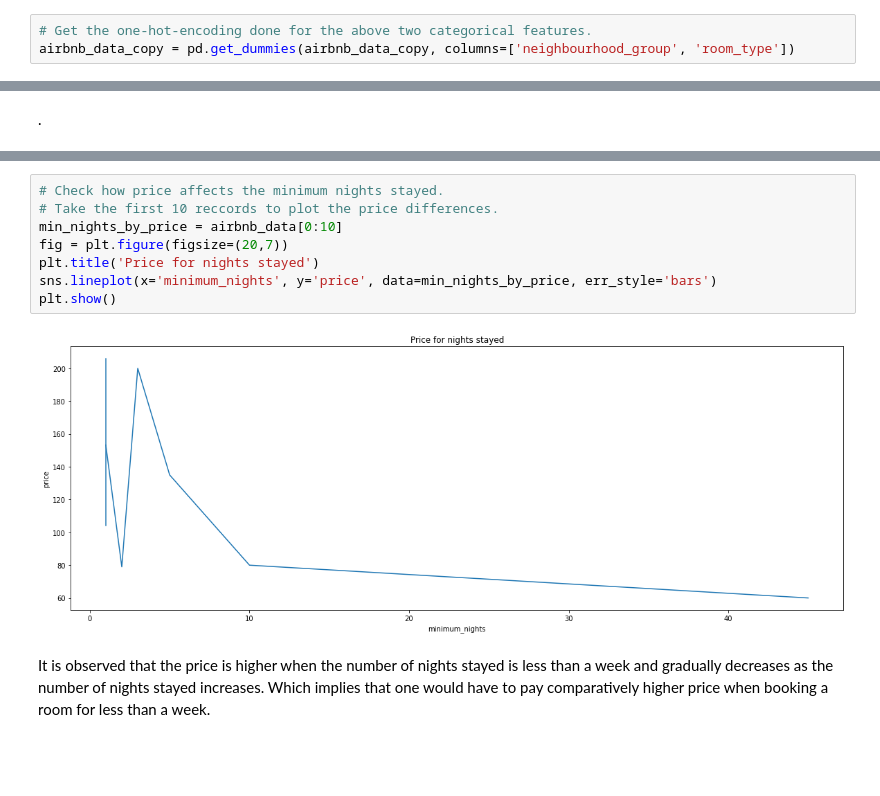
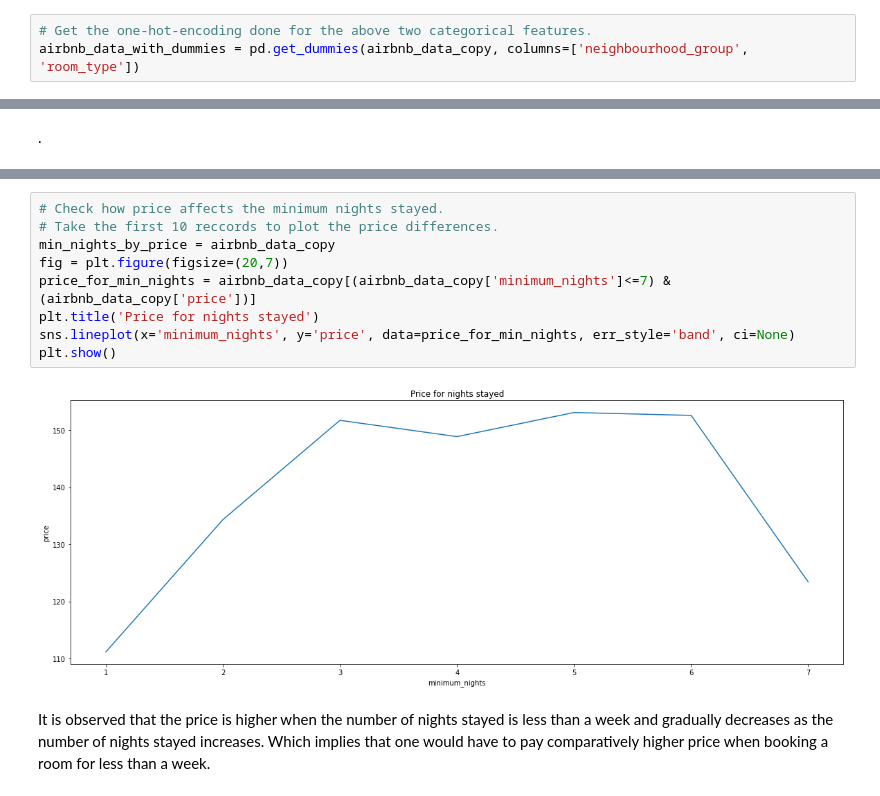
Before and after one commit to anishjohnson/Airbnb-Booking-Analysis, a Jupyter notebook: Airbnb_Bookings_Analysis_Anish_johnson.ipynb, the cells around one changed output, grey strips where cells are left out. Drawn from its saved outputs; the diff is of its cells as text; blank space fills up the shorter version.

```diff
--- a/Airbnb_Bookings_Analysis_Anish_johnson.ipynb
+++ b/Airbnb_Bookings_Analysis_Anish_johnson.ipynb
@@ -314,6 +314,6 @@ sns.countplot(data=airbnb_data[:10], x='neighbourhood', hue='neighbourhood_group
 [figure]
 # %%
 # Get the one-hot-encoding done for the above two categorical features.
-airbnb_data_copy = pd.get_dummies(airbnb_data_copy, columns=['neighbourhood_group', 'room_type'])
+airbnb_data_with_dummies = pd.get_dummies(airbnb_data_copy, columns=['neighbourhood_group', 'room_type'])
 # %%
 # Now lets check for multicolinearity.
@@ -447,13 +458,14 @@ plt.show()
 # %%
 # Check how price affects the minimum nights stayed.
 # Take the first 10 reccords to plot the price differences.
-min_nights_by_price = airbnb_data[0:10]
+min_nights_by_price = airbnb_data_copy
 fig = plt.figure(figsize=(20,7))
+price_for_min_nights = airbnb_data_copy[(airbnb_data_copy['minimum_nights']<=7) & (airbnb_data_copy['price'])]
 plt.title('Price for nights stayed')
-sns.lineplot(x='minimum_nights', y='price', data=min_nights_by_price, err_style='bars')
+sns.lineplot(x='minimum_nights', y='price', data=price_for_min_nights, err_style='band', ci=None)
 plt.show()
 # %% [output]
-[figure, old version]
+[figure, new version]
 # %% [markdown]
 It is observed that the price is higher when the number of nights stayed is less than a week and gradually decreases as the number of nights stayed increases. Which implies that one would have to pay comparatively higher price when booking a room for less than a week.
 # %% [markdown]
```
Also changed, not shown: parts of 7 cells of this notebook.
